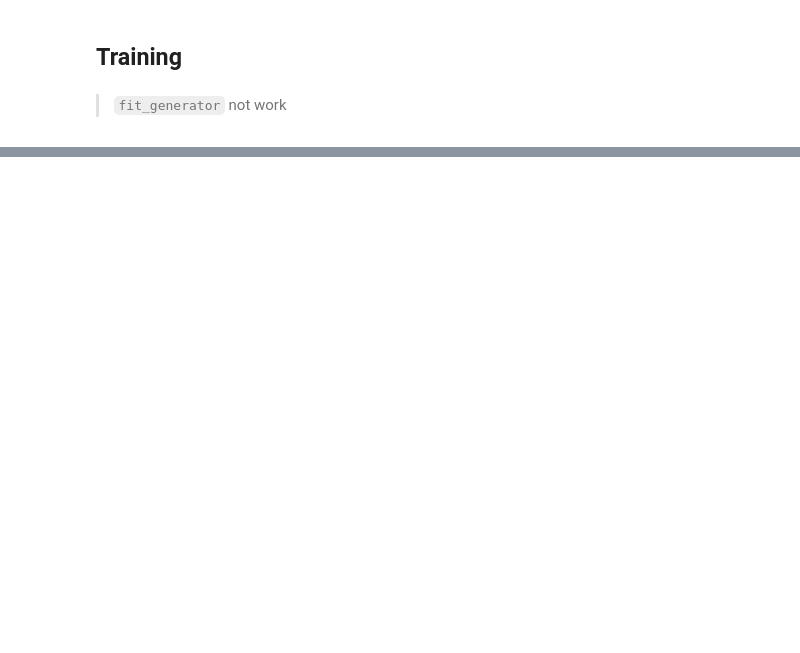
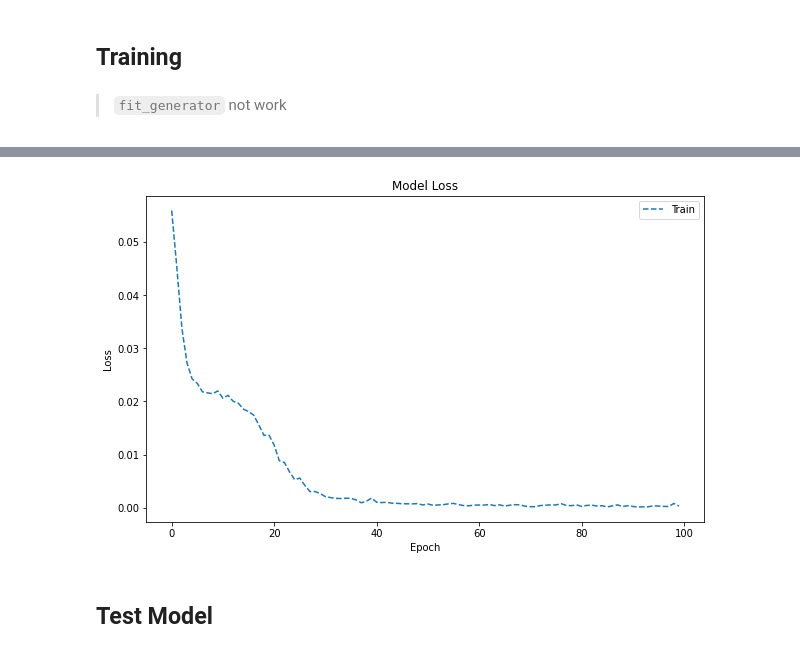
Before and after one commit to yirueilu-b/blaze-palm-tf2, a Jupyter notebook: train.ipynb, the cells around one changed output, grey strips where cells are left out. Drawn from its saved outputs; the diff is of its cells as text; code cells hidden in the pictures; blank space fills up the shorter version.

Commit message:
Modify train script

```diff
--- a/train.ipynb
+++ b/train.ipynb
@@ -40,7 +45,7 @@ Non-trainable params: 0
 __________________________________________________________________________________________________
 # %%
 adam = tf.keras.optimizers.Adam()
-ssd_loss = loss_function.SSDLoss()
+ssd_loss = loss_function.SSDLoss(alpha=1./256.)
 model.compile(optimizer='adam', loss=ssd_loss.compute_loss)
 # %% [markdown]
 ## Prepare Data
@@ -66,5 +71,5 @@ array([ 8.247418 , 11.081102 ,  9.535516 ,  6.281441 ,  7.567579 ,
 # %% [markdown]
 > `fit_generator` not work
 # %%
-history = model.fit(x=train_data_generator, epochs=100)
+history = model.fit(x=train_data_generator, epochs=1000)
 # %% [output]
@@ -77,0 +93,12 @@ KeyboardInterrupt:
+# %%
+plt.figure(figsize=(10,6))
+plt.plot(history.history['loss'][::10], ls='--')
+plt.title('Model Loss')
+plt.ylabel('Loss')
+plt.xlabel('Epoch')
+plt.legend(['Train'])
+plt.show()
+# %% [output]
+[figure, added]
+# %% [markdown]
+## Test Model
```
Also changed, not shown: parts of 13 cells of this notebook, 1 other file.
